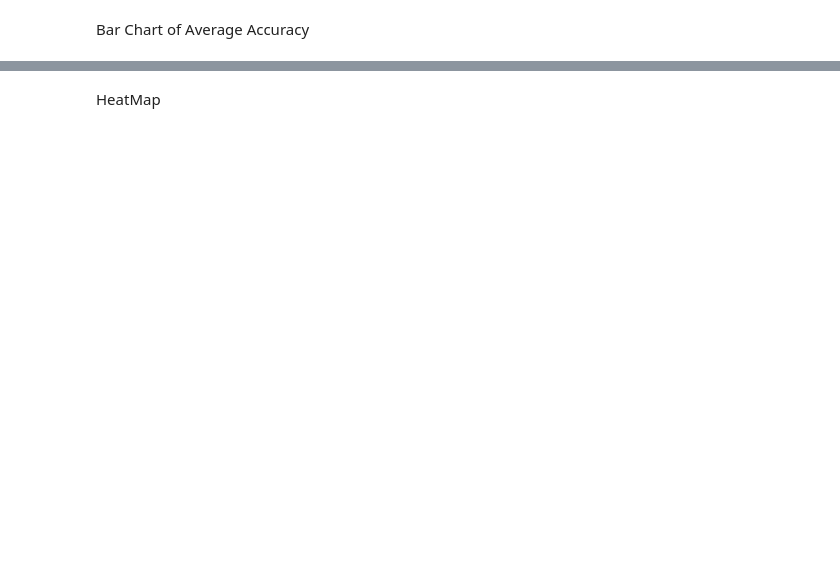
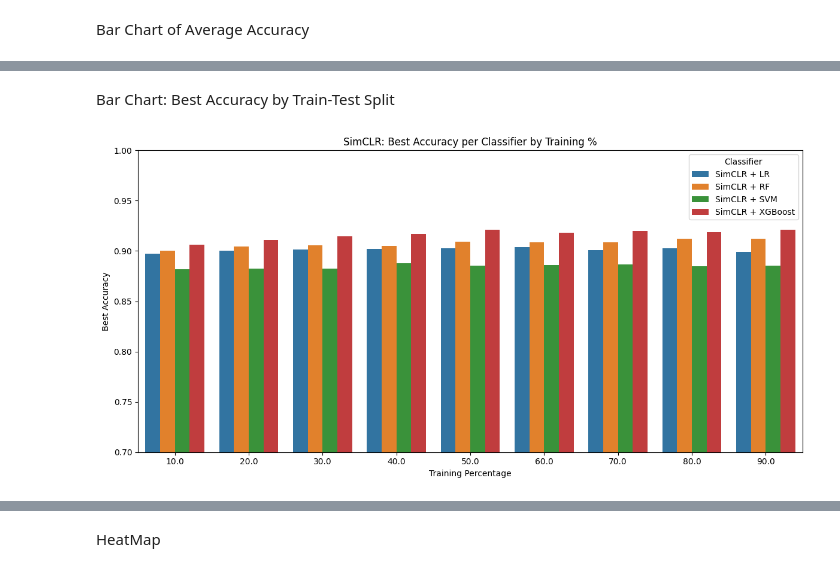
Before and after one commit to shuvookd/Thesis_MSc, a Jupyter notebook: comparison-output-final.ipynb, the cells around one changed output, grey strips where cells are left out. Cells and saved outputs as stored; diff of their text form; code cells hidden in the pictures; blank space fills up the shorter version.

```diff
--- a/comparison-output-final.ipynb
+++ b/comparison-output-final.ipynb
@@ -177,0 +255,15 @@ plt.show()
+# %% [markdown]
+Bar Chart: Best Accuracy by Train-Test Split
+# %%
+plt.figure(figsize=(12, 6))
+sns.barplot(data=simclr_all, x='train_pct', y='accuracy', hue='model')
+
+plt.title("SimCLR: Best Accuracy per Classifier by Training %")
+plt.xlabel("Training Percentage")
+plt.ylabel("Best Accuracy")
+plt.ylim(0.7, 1)  # Zoom into meaningful accuracy range
+plt.legend(title='Classifier')
+plt.tight_layout()
+plt.show()
+# %% [output]
+[figure, added]
```
Also changed, not shown: parts of 22 cells of this notebook.
